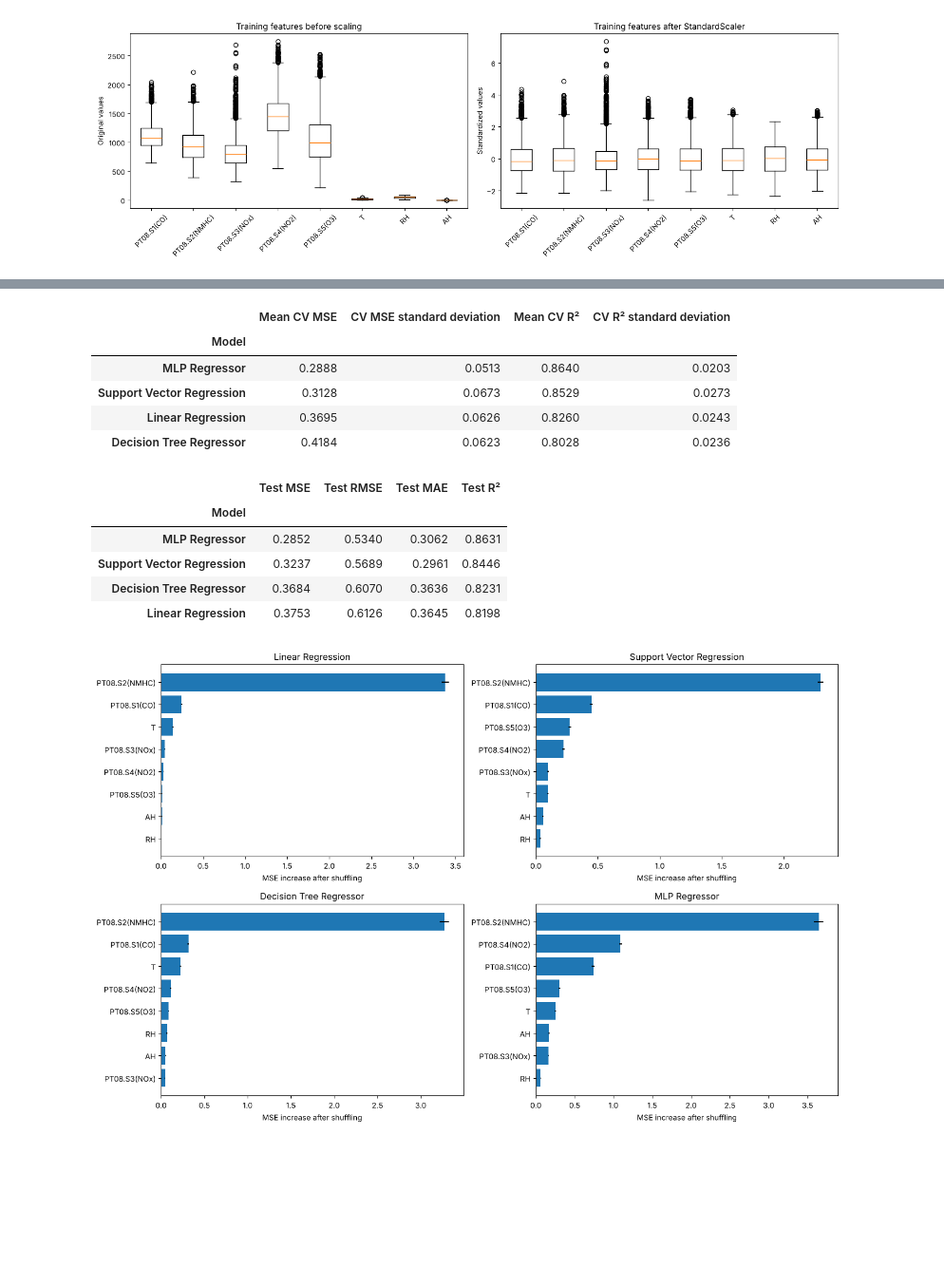
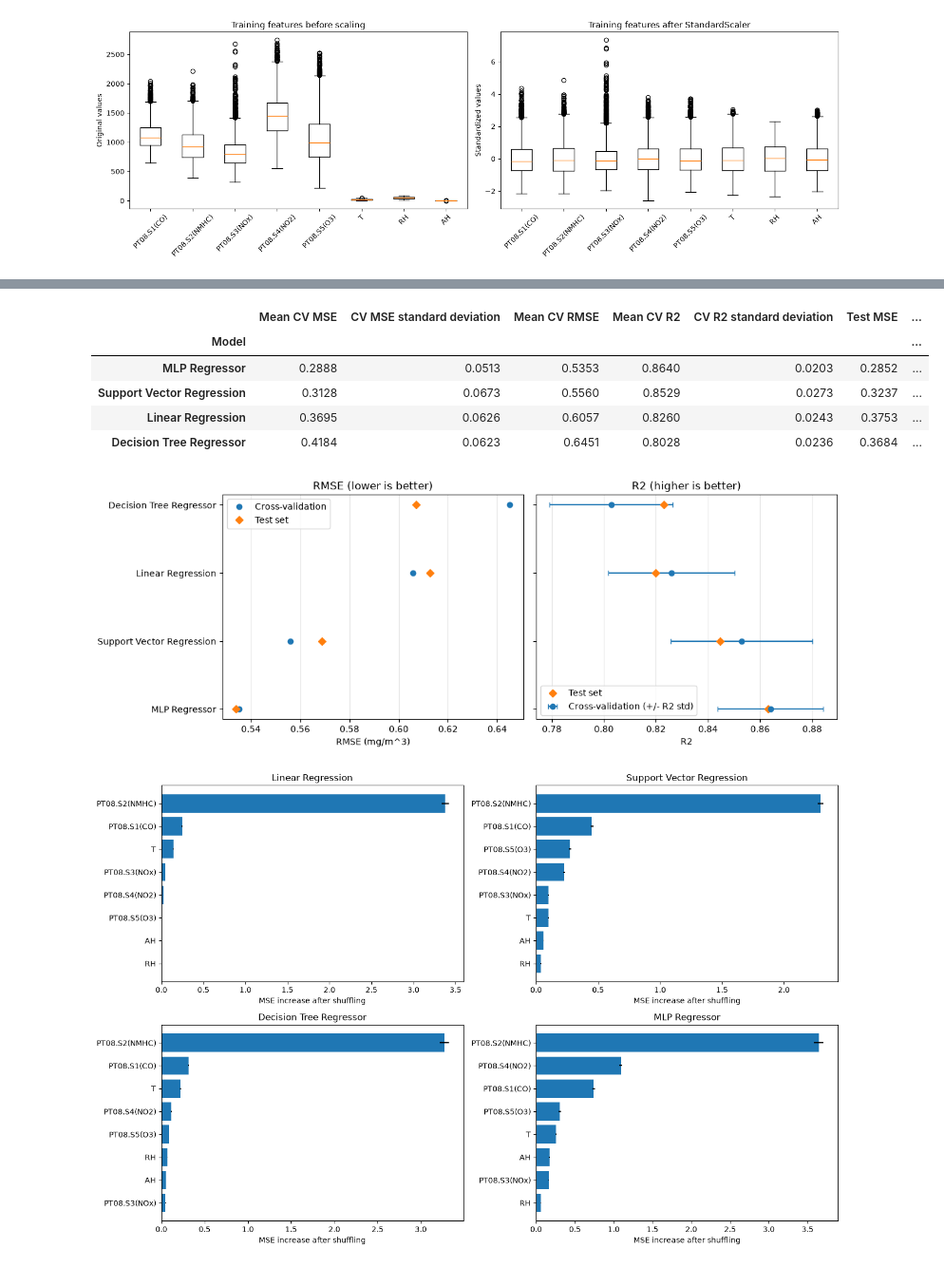
Before and after one commit to ghonilcloud/ML_Assignment_1, a Jupyter notebook: Regression/2.ipynb, the cells around one changed output, grey strips where cells are left out. Shown at 95% size. Cells and saved outputs as stored; diff of their text form; code cells hidden in the pictures; blank space fills up the shorter version.

```diff
--- a/Regression/2.ipynb
+++ b/Regression/2.ipynb
@@ -376,11 +369,7 @@ fitted_pipelines = {}
 test_predictions = {}
 
 for model_name, model in models.items():
-    pipeline = Pipeline([
-        ("imputer", SimpleImputer(strategy="median")),
-        ("scaler", StandardScaler()),
-        ("model", model),
-    ])
+    pipeline = make_model_pipeline(model)
 
     pipeline.fit(X_train, y_train)
     fitted_pipelines[model_name] = pipeline
@@ -394,7 +383,7 @@ for model_name, model in models.items():
         "Test MSE": mse,
         "Test RMSE": np.sqrt(mse),
         "Test MAE": mean_absolute_error(y_test, predictions),
-        "Test R²": r2_score(y_test, predictions),
+        "Test R2": r2_score(y_test, predictions),
     })
 
 test_table = (
@@ -403,5 +392,3 @@ test_table = (
     .sort_values("Test RMSE")
     .round(4)
 )
-
-display(test_table)
@@ -496,23 +480,56 @@ display(X_train.corrwith(y_train).sort_values(ascending=False).round(2).to_frame
 | T | 0.02 |
 | PT08.S3(NOx) | -0.70 |
 # %%
-report_cv_table = cv_table[["Mean CV MSE", "CV MSE standard deviation", "Mean CV R²", "CV R² standard deviation"]] \
+report_cv_table = cv_table[["Mean CV MSE", "CV MSE standard deviation", "Mean CV RMSE", "Mean CV R2", "CV R2 standard deviation"]] \
     .sort_values("Mean CV MSE")
-display(report_cv_table)
-display(test_table)
+report_table = report_cv_table.join(test_table, how="left")
+display(report_table)
+
+plot_data = report_table.sort_values("Mean CV RMSE")
+positions = np.arange(len(plot_data))
+
+fig, axes = plt.subplots(1, 2, figsize=(12, 4.5), sharey=True)
+
+axes[0].plot(
+    plot_data["Mean CV RMSE"], positions,
+    "o", label="Cross-validation",
+)
+axes[0].plot(
+    plot_data["Test RMSE"], positions,
+    "D", label="Test set",
+)
+axes[0].set_title("RMSE (lower is better)")
+axes[0].set_xlabel("RMSE (mg/m^3)")
+axes[0].set_yticks(positions)
+axes[0].set_yticklabels(plot_data.index)
+axes[0].grid(axis="x", alpha=0.3)
+axes[0].legend()
+
+axes[1].errorbar(
+    plot_data["Mean CV R2"], positions,
+    xerr=plot_data["CV R2 standard deviation"],
+    fmt="o", capsize=3, label="Cross-validation (+/- R2 std)",
+)
+axes[1].plot(
+    plot_data["Test R2"], positions,
+    "D", label="Test set",
+)
+axes[1].set_title("R2 (higher is better)")
+axes[1].set_xlabel("R2")
+axes[1].grid(axis="x", alpha=0.3)
+axes[1].legend()
+
+fig.tight_layout()
+fig.savefig("fig_R4_model_comparison.png", dpi=200, bbox_inches="tight")
+plt.show()
 # %% [output]
-|  | Mean CV MSE | CV MSE standard deviation | Mean CV R² | CV R² standard deviation |
-| Model |  |  |  |  |
-| MLP Regressor | 0.2888 | 0.0513 | 0.8640 | 0.0203 |
-| Support Vector Regression | 0.3128 | 0.0673 | 0.8529 | 0.0273 |
-| Linear Regression | 0.3695 | 0.0626 | 0.8260 | 0.0243 |
-| Decision Tree Regressor | 0.4184 | 0.0623 | 0.8028 | 0.0236 |
+|  | Mean CV MSE | CV MSE standard deviation | Mean CV RMSE | Mean CV R2 | CV R2 standard deviation | Test MSE | ... |
+| Model |  |  |  |  |  |  | ... |
+| MLP Regressor | 0.2888 | 0.0513 | 0.5353 | 0.8640 | 0.0203 | 0.2852 | ... |
+| Support Vector Regression | 0.3128 | 0.0673 | 0.5560 | 0.8529 | 0.0273 | 0.3237 | ... |
+| Linear Regression | 0.3695 | 0.0626 | 0.6057 | 0.8260 | 0.0243 | 0.3753 | ... |
+| Decision Tree Regressor | 0.4184 | 0.0623 | 0.6451 | 0.8028 | 0.0236 | 0.3684 | ... |
-|  | Test MSE | Test RMSE | Test MAE | Test R² |
-| Model |  |  |  |  |
-| MLP Regressor | 0.2852 | 0.5340 | 0.3062 | 0.8631 |
-| Support Vector Regression | 0.3237 | 0.5689 | 0.2961 | 0.8446 |
-| Decision Tree Regressor | 0.3684 | 0.6070 | 0.3636 | 0.8231 |
-| Linear Regression | 0.3753 | 0.6126 | 0.3645 | 0.8198 |
+[figure, added]
 # %%
 from sklearn.inspection import permutation_importance
 
```
Also changed, not shown: parts of 9 cells of this notebook.
